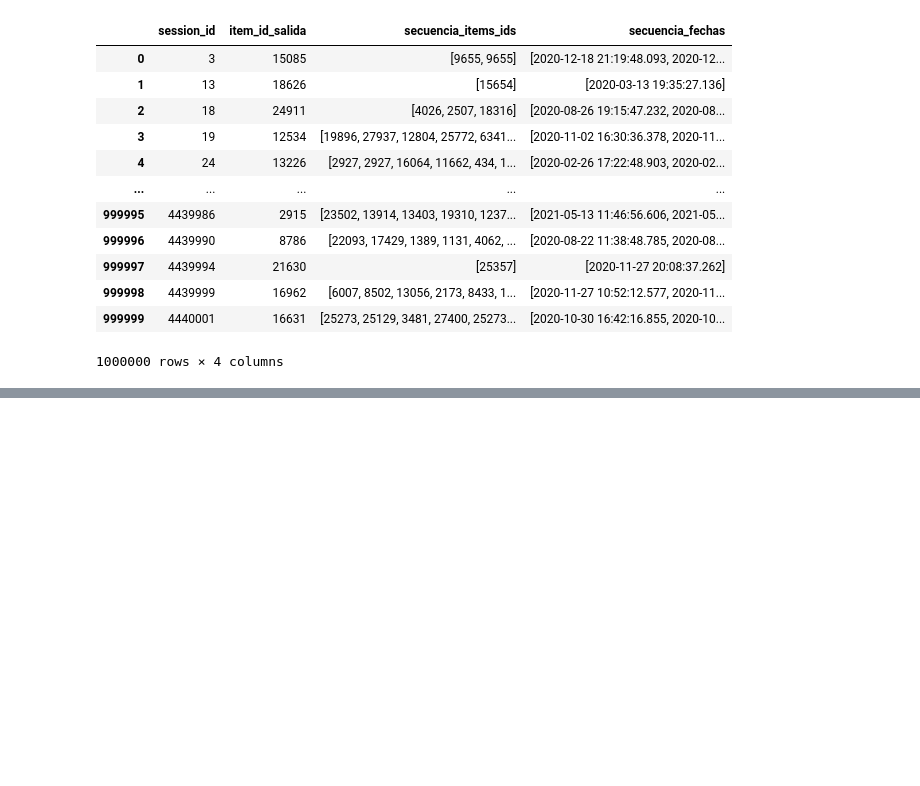
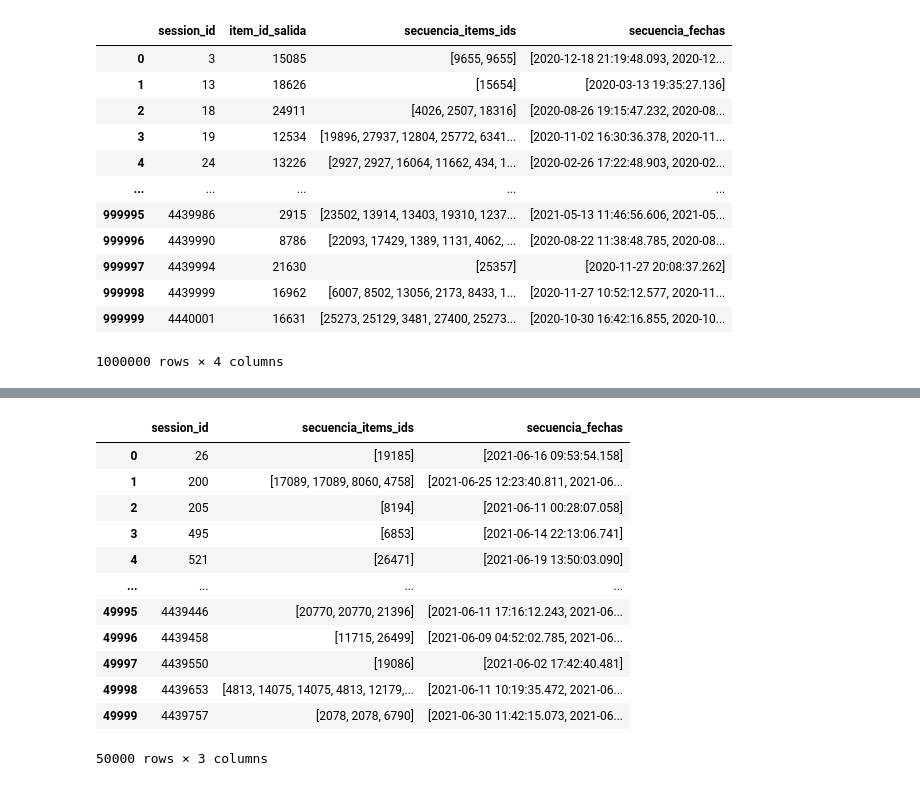
Before and after one commit to CristianCristanchoT/RecSys-Challenge-2022, a Jupyter notebook: Notebooks/Preparacion de los datos.ipynb, the cells around one changed output, grey strips where cells are left out. Drawn from its saved outputs; the diff is of its cells as text; code cells hidden in the pictures; blank space fills up the shorter version.

```diff
--- a/Notebooks/Preparacion de los datos.ipynb
+++ b/Notebooks/Preparacion de los datos.ipynb
@@ -304,0 +250,11 @@ secuencias_entrenamiento_df.to_csv('../Data/secuencias_entrenamiento.csv', index
+# %%
+def generate_secuence_test_leaderboard(session_id):
+
+    items_ids_history = list(leaderboard_sessions.loc[leaderboard_sessions.session_id == session_id].item_id)
+    items_ids_history_dates = list(leaderboard_sessions.loc[leaderboard_sessions.session_id == session_id].date.astype(str))
+
+    return session_id, items_ids_history, items_ids_history_dates
+# %%
+%%time
+with Pool(24) as my_pool:
+    result_sequences_test_leaderboard = my_pool.map(generate_secuence_test_leaderboard, sessions_ids_test_learderboard)
@@ -304,0 +264,25 @@ secuencias_entrenamiento_df.to_csv('../Data/secuencias_entrenamiento.csv', index
+# %%
+sessions_ids_result_test_leaderboard, historical_items_ids_test_leaderboard, historical_items_ids_dates_test_leaderboard = zip(*result_sequences_test_leaderboard)
+# %%
+secuencias_test_leaderboard_df = pd.DataFrame(
+    {
+     'session_id': sessions_ids_result_test_leaderboard,
+     'secuencia_items_ids': historical_items_ids_test_leaderboard,
+     'secuencia_fechas': historical_items_ids_dates_test_leaderboard
+    })
+
+secuencias_test_leaderboard_df
+# %% [output]
+|  | session_id | secuencia_items_ids | secuencia_fechas |
+| 0 | 26 | [19185] | [2021-06-16 09:53:54.158] |
+| 1 | 200 | [17089, 17089, 8060, 4758] | [2021-06-25 12:23:40.811, 2021-06... |
+| 2 | 205 | [8194] | [2021-06-11 00:28:07.058] |
+| 3 | 495 | [6853] | [2021-06-14 22:13:06.741] |
+| 4 | 521 | [26471] | [2021-06-19 13:50:03.090] |
+| ... | ... | ... | ... |
+| 49995 | 4439446 | [20770, 20770, 21396] | [2021-06-11 17:16:12.243, 2021-06... |
+| 49996 | 4439458 | [11715, 26499] | [2021-06-09 04:52:02.785, 2021-06... |
+| 49997 | 4439550 | [19086] | [2021-06-02 17:42:40.481] |
+| 49998 | 4439653 | [4813, 14075, 14075, 4813, 12179,... | [2021-06-11 10:19:35.472, 2021-06... |
+| 49999 | 4439757 | [2078, 2078, 6790] | [2021-06-30 11:42:15.073, 2021-06... |
+50000 rows × 3 columns
```
Also changed, not shown: parts of 27 cells of this notebook, 5 other files.
